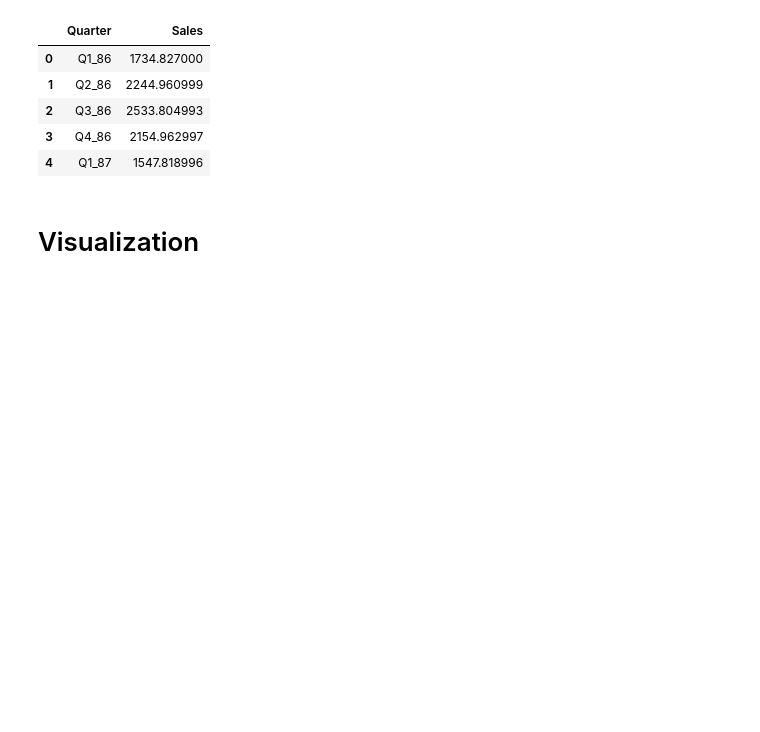
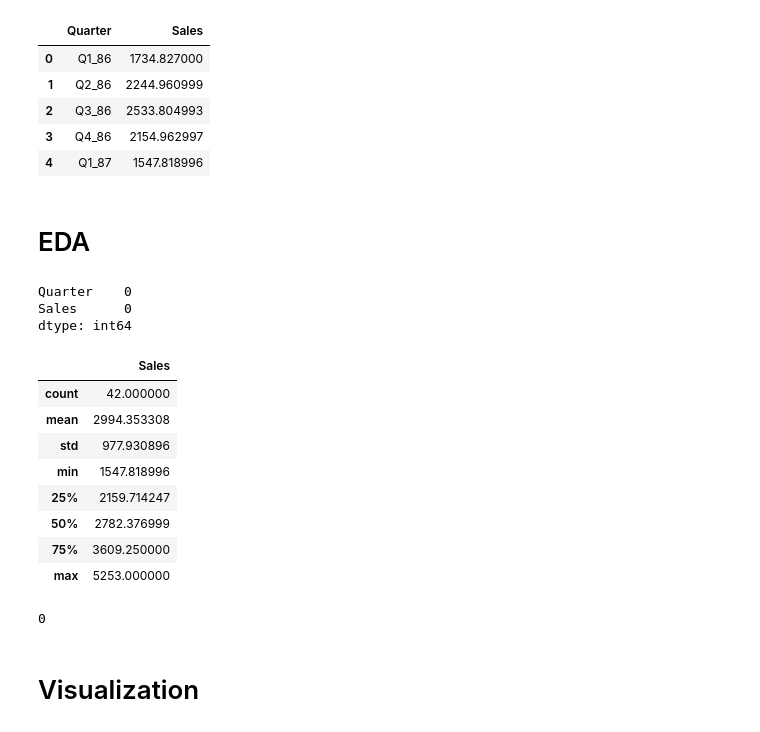
Before and after one commit to Apoorva023/Excelr-Assignment, a Jupyter notebook: Forecasting/Forecasting coca cola.ipynb, the cells around one changed output. Saved outputs shown, nothing was run; the diff lists cells and outputs as text; code cells hidden in the pictures; blank space fills up the shorter version.

```diff
--- a/Forecasting/Forecasting coca cola.ipynb
+++ b/Forecasting/Forecasting coca cola.ipynb
@@ -20,6 +23,33 @@ df.head()
 | 2 | Q3_86 | 2533.804993 |
 | 3 | Q4_86 | 2154.962997 |
 | 4 | Q1_87 | 1547.818996 |
+# %% [markdown]
+# EDA
+# %%
+#There are no null values
+df.isna().sum()
+# %% [output]
+Quarter    0
+Sales      0
+dtype: int64
+# %%
+#describe the data
+df.describe()
+# %% [output]
+|  | Sales |
+| count | 42.000000 |
+| mean | 2994.353308 |
+| std | 977.930896 |
+| min | 1547.818996 |
+| 25% | 2159.714247 |
+| 50% | 2782.376999 |
+| 75% | 3609.250000 |
+| max | 5253.000000 |
+# %%
+#duplicate
+df.duplicated().sum()
+# %% [output]
+0
 # %% [markdown]
 # Visualization
 # %%
```
Also changed, not shown: parts of 19 cells of this notebook.
